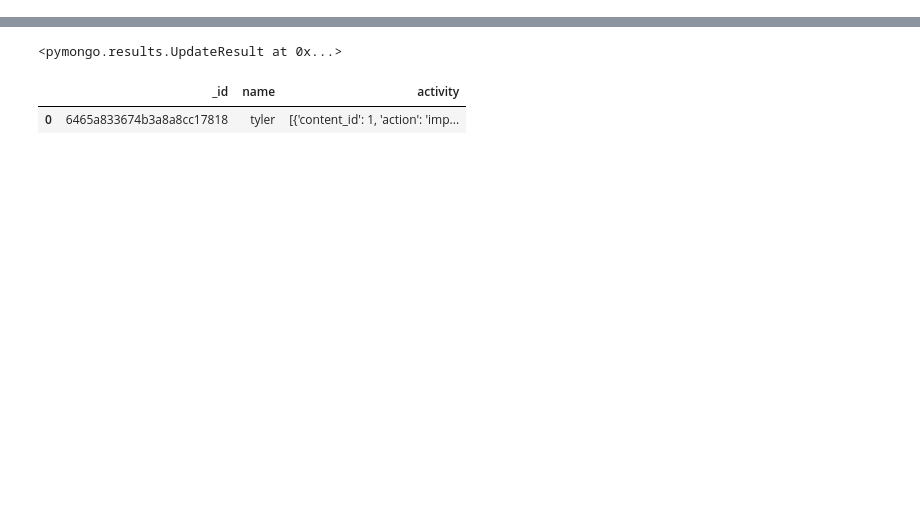
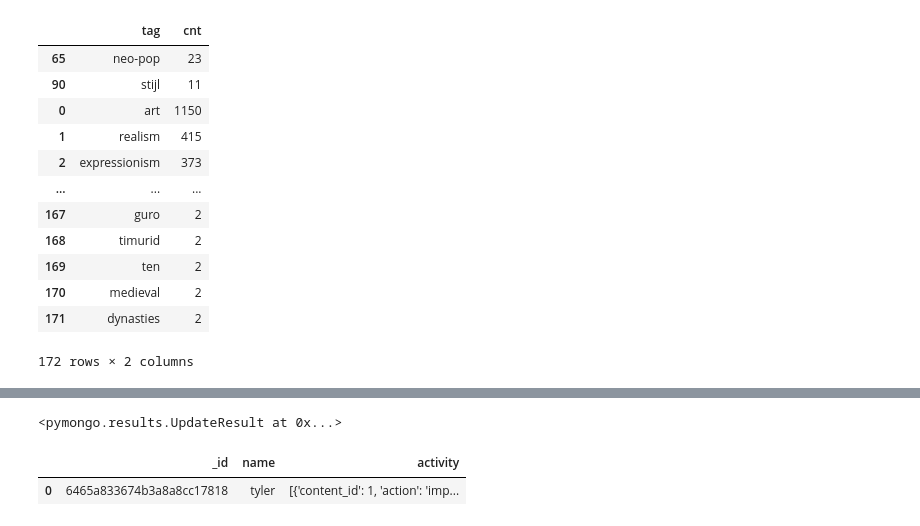
Before and after one commit to aleksandr-dzhumurat/wikiart_data_scraper, a Jupyter notebook: src/jupyter_notebooks/mongo_client.ipynb, the cells around one changed output, grey strips where cells are left out. Drawn from its saved outputs; the diff is of its cells as text; code cells hidden in the pictures; blank space fills up the shorter version.

```diff
--- a/src/jupyter_notebooks/mongo_client.ipynb
+++ b/src/jupyter_notebooks/mongo_client.ipynb
@@ -20,0 +61,24 @@ pd.json_normalize(userTable.find({}))
+# %%
+(
+    tags_df
+    .merge(user_negative_tags, how='left', left_on='tag', right_on='content_tag',suffixes=('','_neg'))
+    .query('cnt_neg.isnull()')
+    [['tag', 'cnt']]
+    .merge(user_positive_tags, how='left', left_on='tag', right_on='content_tag',suffixes=('','_pos'))
+    .sort_values('cnt_pos', ascending=False)
+    [['tag', 'cnt']]
+)
+# %% [output]
+|  | tag | cnt |
+| 65 | neo-pop | 23 |
+| 90 | stijl | 11 |
+| 0 | art | 1150 |
+| 1 | realism | 415 |
+| 2 | expressionism | 373 |
+| ... | ... | ... |
+| 167 | guro | 2 |
+| 168 | timurid | 2 |
+| 169 | ten | 2 |
+| 170 | medieval | 2 |
+| 171 | dynasties | 2 |
+172 rows × 2 columns
```
Also changed, not shown: parts of 11 cells of this notebook, 12 other files.
